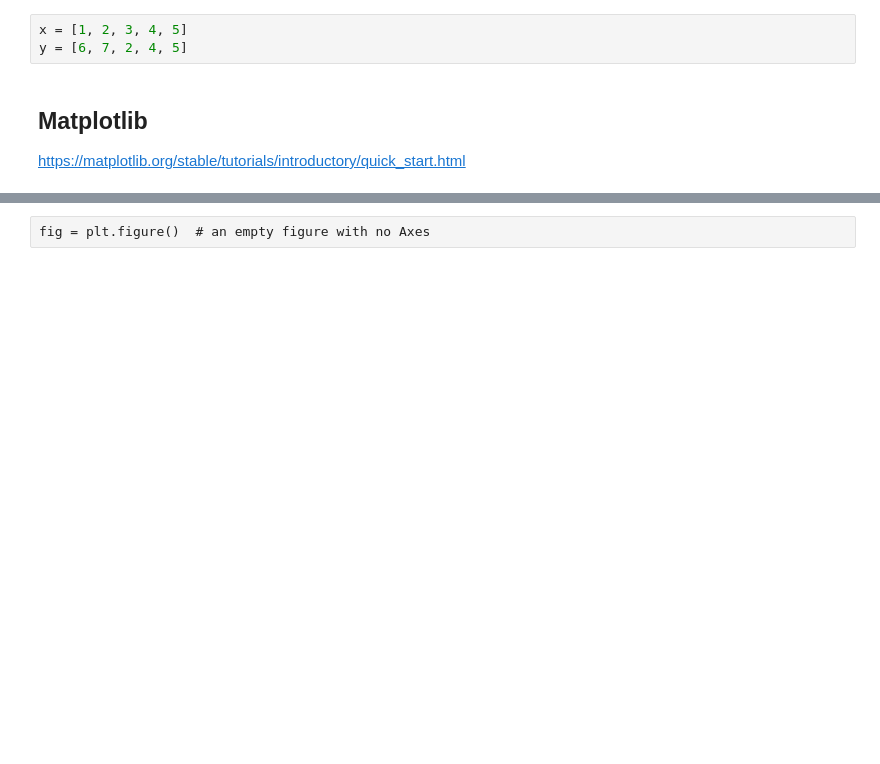
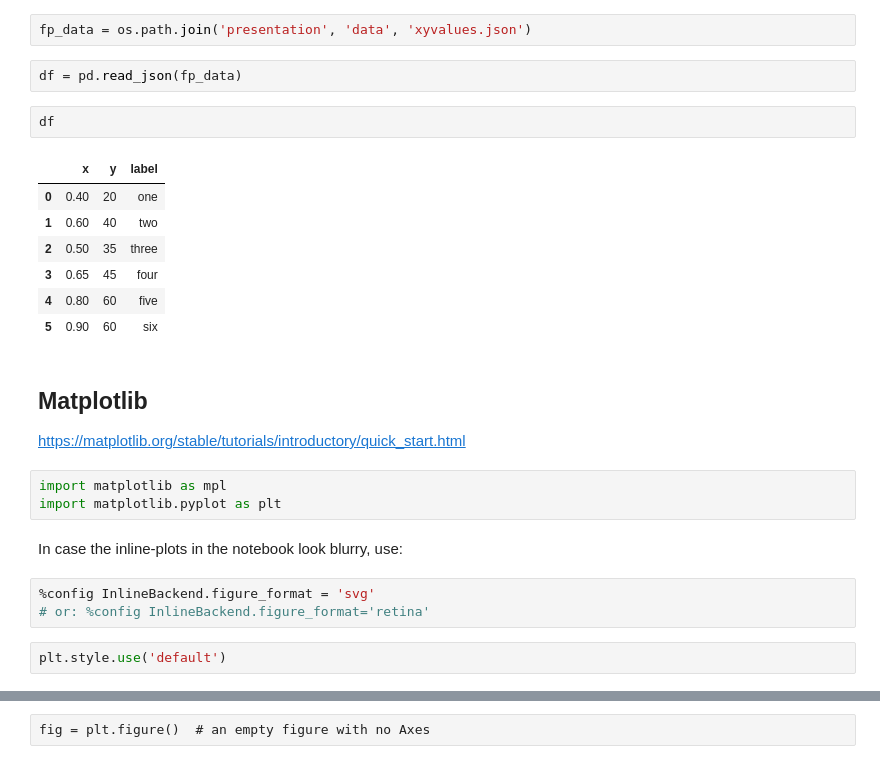
Before and after one commit to phonosync/revealjsintro, a Jupyter notebook: graphs.ipynb, the cells around one changed output, grey strips where cells are left out. Cells and saved outputs as stored; diff of their text form; blank space fills up the shorter version.

Commit message:
Some refinement on the python-generated figures

```diff
--- a/graphs.ipynb
+++ b/graphs.ipynb
@@ -15,6 +24,27 @@ import numpy as np
-# %%
-x = [1, 2, 3, 4, 5]
-y = [6, 7, 2, 4, 5]
+# %%
+fp_data = os.path.join('presentation', 'data', 'xyvalues.json')
+# %%
+df = pd.read_json(fp_data)
+# %%
+df
+# %% [output]
+|  | x | y | label |
+| 0 | 0.40 | 20 | one |
+| 1 | 0.60 | 40 | two |
+| 2 | 0.50 | 35 | three |
+| 3 | 0.65 | 45 | four |
+| 4 | 0.80 | 60 | five |
+| 5 | 0.90 | 60 | six |
 # %% [markdown]
 ## Matplotlib
 https://matplotlib.org/stable/tutorials/introductory/quick_start.html
+# %%
+import matplotlib as mpl
+import matplotlib.pyplot as plt
+# %% [markdown]
+In case the inline-plots in the notebook look blurry, use:
+# %%
+%config InlineBackend.figure_format = 'svg'
+# or: %config InlineBackend.figure_format='retina'
+# %%
+plt.style.use('default')
```
Also changed, not shown: parts of 26 cells of this notebook, 5 other files.
